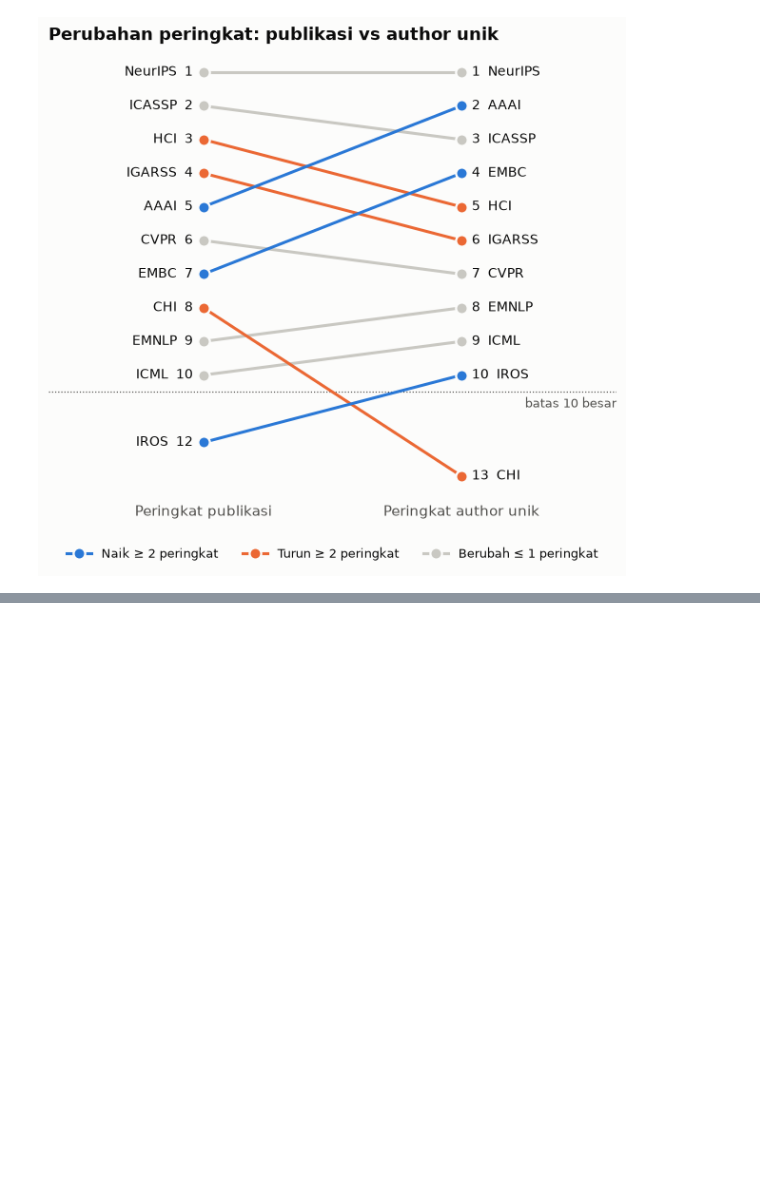
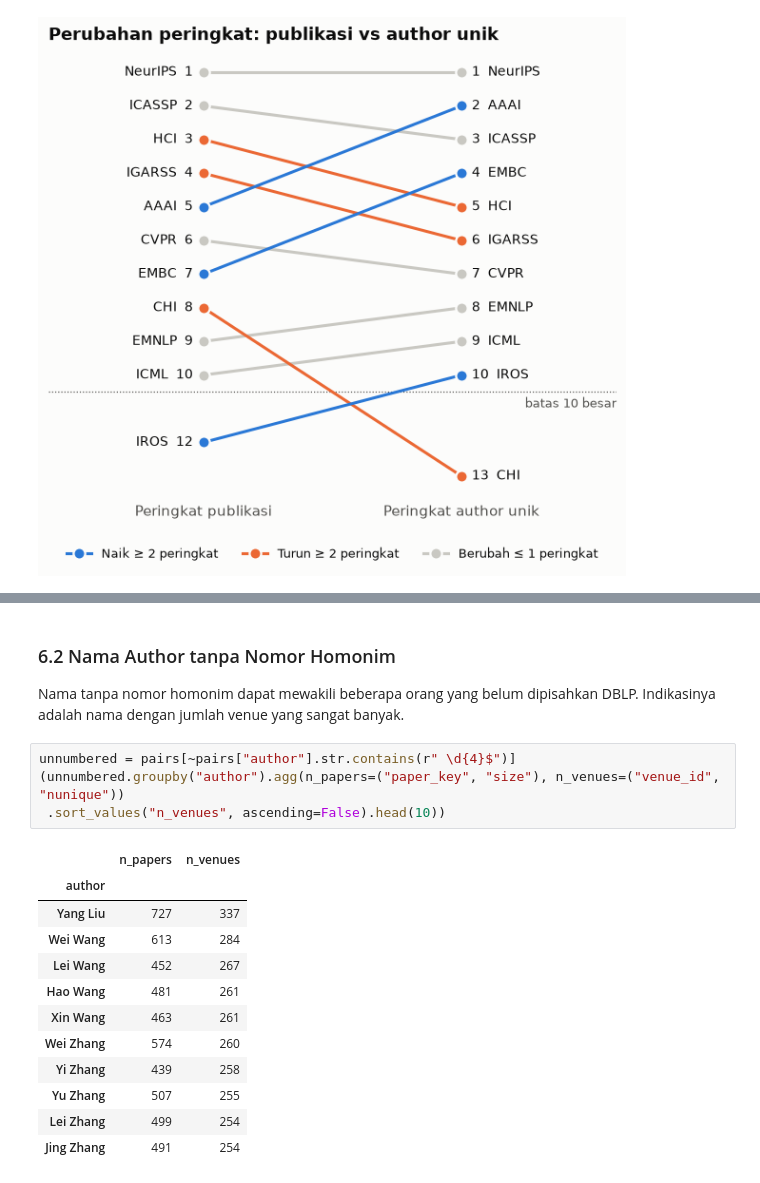
Before and after one commit to RNXFreeze/IF4041-Datmin-Tubes-Kel1, a Jupyter notebook: notebooks/02_conference_popularity.ipynb, the cells around one changed output, grey strips where cells are left out. Cells and saved outputs as stored; diff of their text form; blank space fills up the shorter version.

```diff
--- a/notebooks/02_conference_popularity.ipynb
+++ b/notebooks/02_conference_popularity.ipynb
@@ -413 +436,23 @@ plt.show()
+# %% [markdown]
+### 6.2 Nama Author tanpa Nomor Homonim
+
+Nama tanpa nomor homonim dapat mewakili beberapa orang yang belum dipisahkan DBLP. Indikasinya
+adalah nama dengan jumlah venue yang sangat banyak.
+# %%
+unnumbered = pairs[~pairs["author"].str.contains(r" \d{4}$")]
+(unnumbered.groupby("author").agg(n_papers=("paper_key", "size"), n_venues=("venue_id", "nunique"))
+ .sort_values("n_venues", ascending=False).head(10))
+# %% [output]
+|  | n_papers | n_venues |
+| author |  |  |
+| Yang Liu | 727 | 337 |
+| Wei Wang | 613 | 284 |
+| Lei Wang | 452 | 267 |
+| Hao Wang | 481 | 261 |
+| Xin Wang | 463 | 261 |
+| Wei Zhang | 574 | 260 |
+| Yi Zhang | 439 | 258 |
+| Yu Zhang | 507 | 255 |
+| Lei Zhang | 499 | 254 |
+| Jing Zhang | 491 | 254 |
 # %% [markdown]
```
Also changed, not shown: parts of 3 cells of this notebook.
